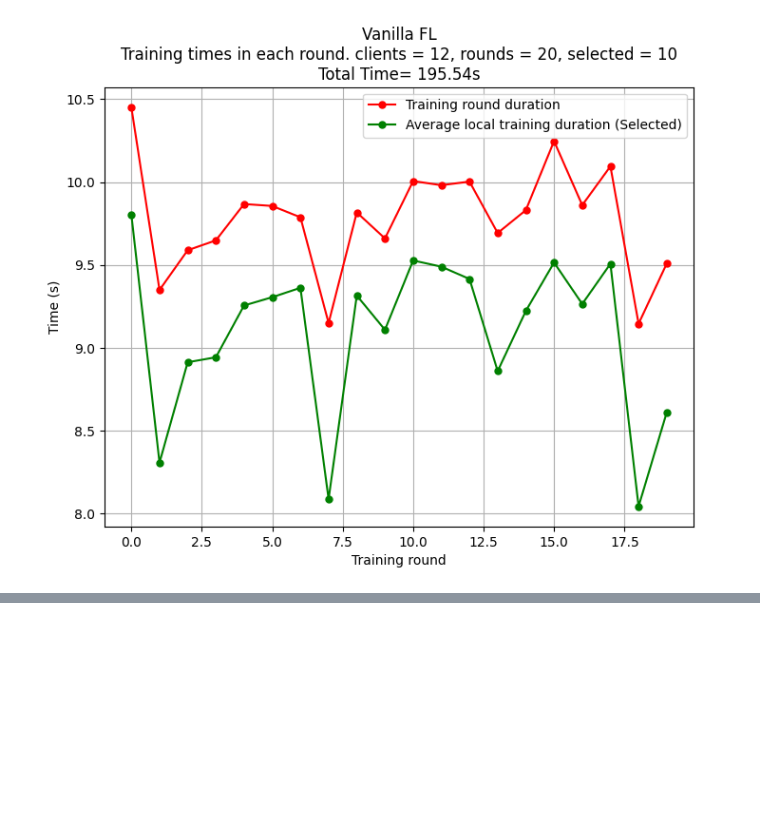
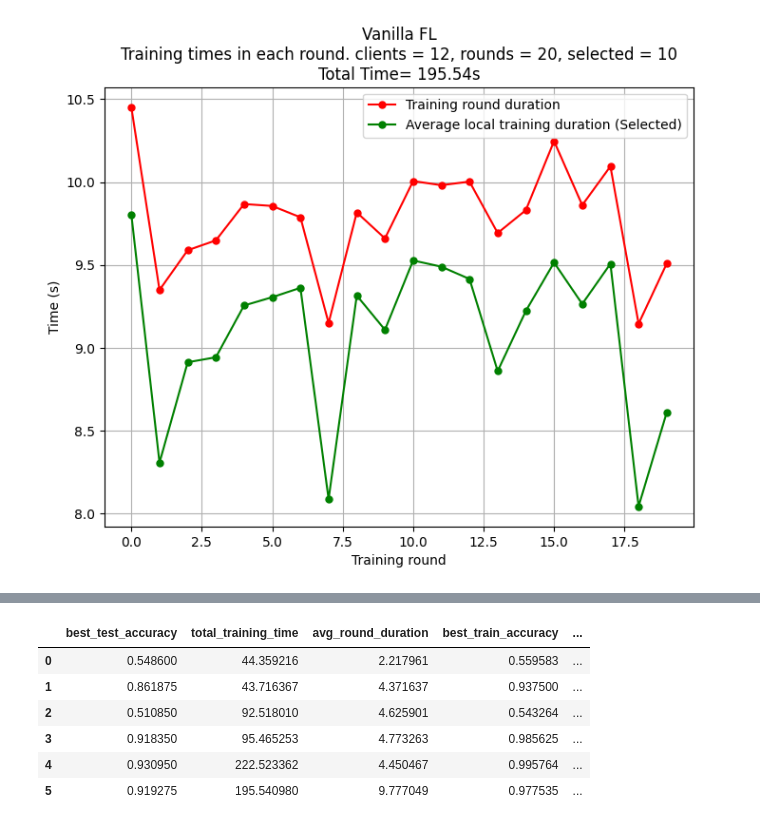
Before and after one commit to r-gg/serverless-computing, a Jupyter notebook: vanilla-fl/experimentation_data_processing.ipynb, the cells around one changed output, grey strips where cells are left out. Cells and saved outputs as stored; diff of their text form; code cells hidden in the pictures; blank space fills up the shorter version.

```diff
--- a/vanilla-fl/experimentation_data_processing.ipynb
+++ b/vanilla-fl/experimentation_data_processing.ipynb
@@ -188,3 +188,5 @@ plt.grid(True)
 plt.savefig(f'./plots/time_c{clients}r{rounds}s{selected}', dpi=300)
 # %% [output]
 [figure]
+# %%
+file_names = [x for x in os.listdir(local_file_path) if x.endswith('.txt')]
@@ -190,0 +259,10 @@ plt.savefig(f'./plots/time_c{clients}r{rounds}s{selected}', dpi=300)
+# %%
+df
+# %% [output]
+|  | best_test_accuracy | total_training_time | avg_round_duration | best_train_accuracy | ... |
+| 0 | 0.548600 | 44.359216 | 2.217961 | 0.559583 | ... |
+| 1 | 0.861875 | 43.716367 | 4.371637 | 0.937500 | ... |
+| 2 | 0.510850 | 92.518010 | 4.625901 | 0.543264 | ... |
+| 3 | 0.918350 | 95.465253 | 4.773263 | 0.985625 | ... |
+| 4 | 0.930950 | 222.523362 | 4.450467 | 0.995764 | ... |
+| 5 | 0.919275 | 195.540980 | 9.777049 | 0.977535 | ... |
```
Also changed, not shown: parts of 3 cells of this notebook, 3 other files.
